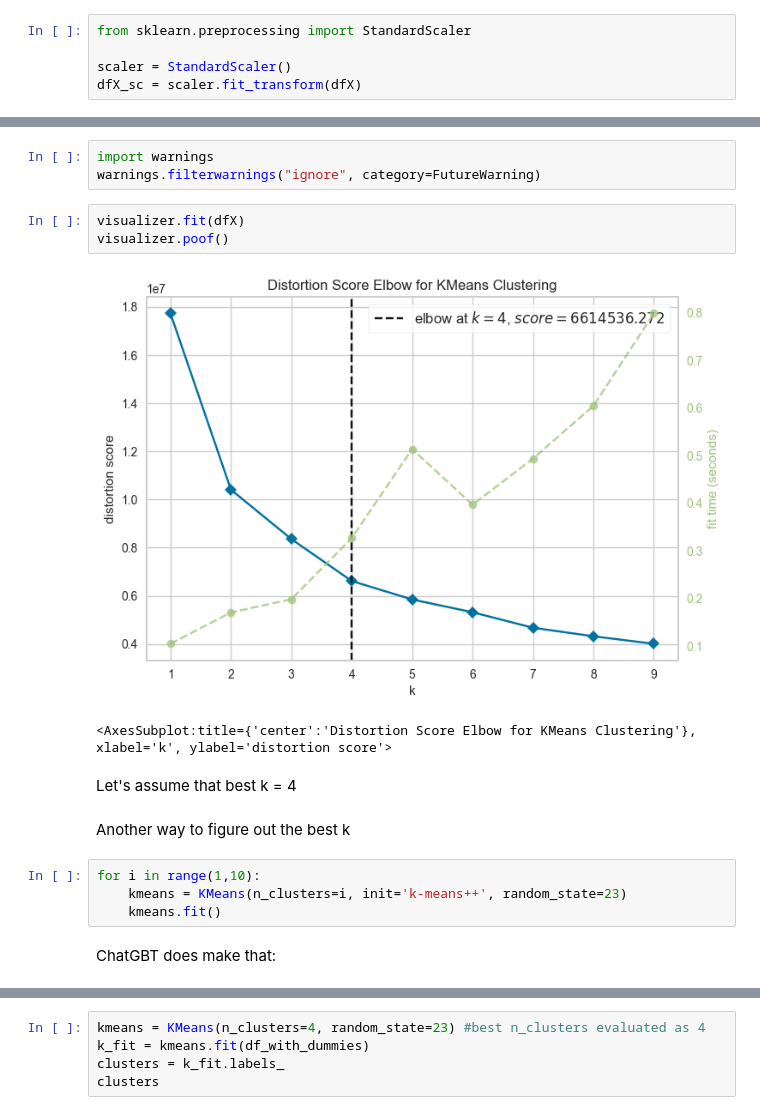
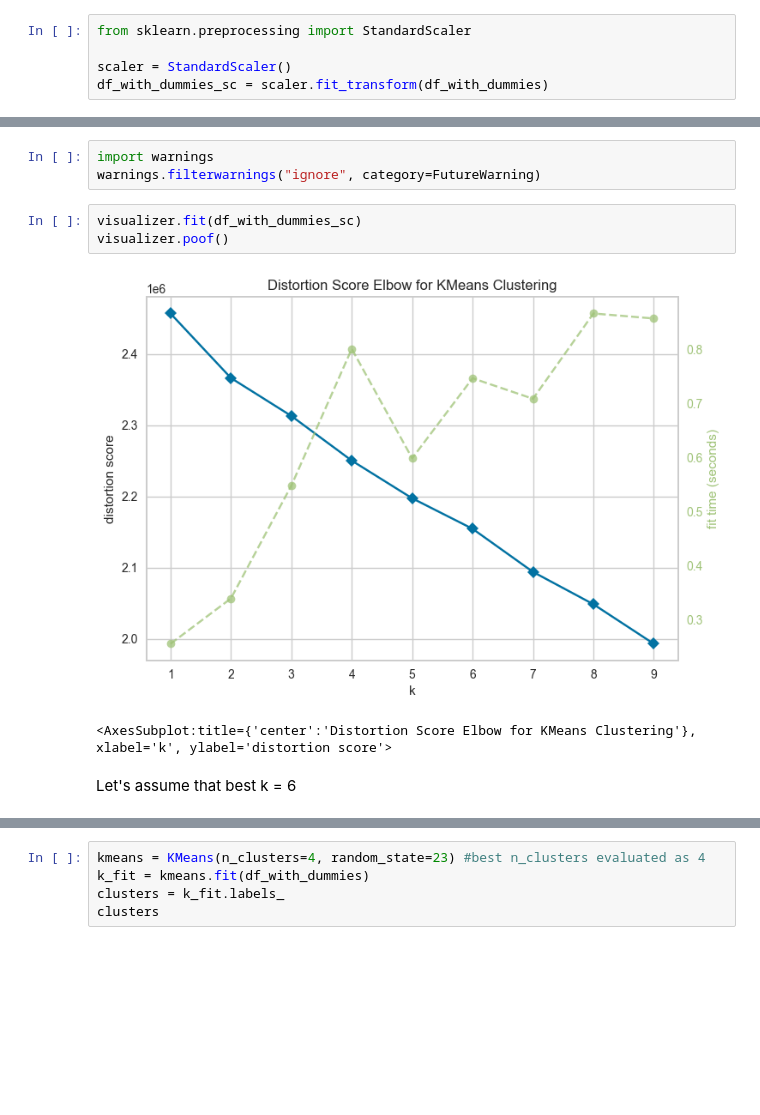
Before and after one commit to anilergan/ANN-weather-prediction, a Jupyter notebook: 3.1_weather_data_unsup_learning.ipynb, the cells around one changed output, grey strips where cells are left out. Drawn from its saved outputs; the diff is of its cells as text; blank space fills up the shorter version.

```diff
--- a/3.1_weather_data_unsup_learning.ipynb
+++ b/3.1_weather_data_unsup_learning.ipynb
@@ -28,7 +28,7 @@ df_with_dummies.tail()
 from sklearn.preprocessing import StandardScaler
 
 scaler = StandardScaler()
-dfX_sc = scaler.fit_transform(dfX)
+df_with_dummies_sc = scaler.fit_transform(df_with_dummies)
 # %% [markdown]
 ### Determination of optimum number of clusters
 # %%
@@ -41,19 +41,11 @@ Avoid warnings:
 import warnings
 warnings.filterwarnings("ignore", category=FutureWarning)
 # %%
-visualizer.fit(dfX)
+visualizer.fit(df_with_dummies_sc)
 visualizer.poof()
 # %% [output]
-[figure, old version]
+[figure, new version]
 <AxesSubplot:title={'center':'Distortion Score Elbow for KMeans Clustering'}, xlabel='k', ylabel='distortion score'>
 # %% [markdown]
-Let's assume that best k = 4
+Let's assume that best k = 6
-# %% [markdown]
-Another way to figure out the best k
-# %%
-for i in range(1,10):
-    kmeans = KMeans(n_clusters=i, init='k-means++', random_state=23)
-    kmeans.fit()
-# %% [markdown]
-ChatGBT does make that:
 # %%
```
Also changed, not shown: parts of 18 cells of this notebook.
